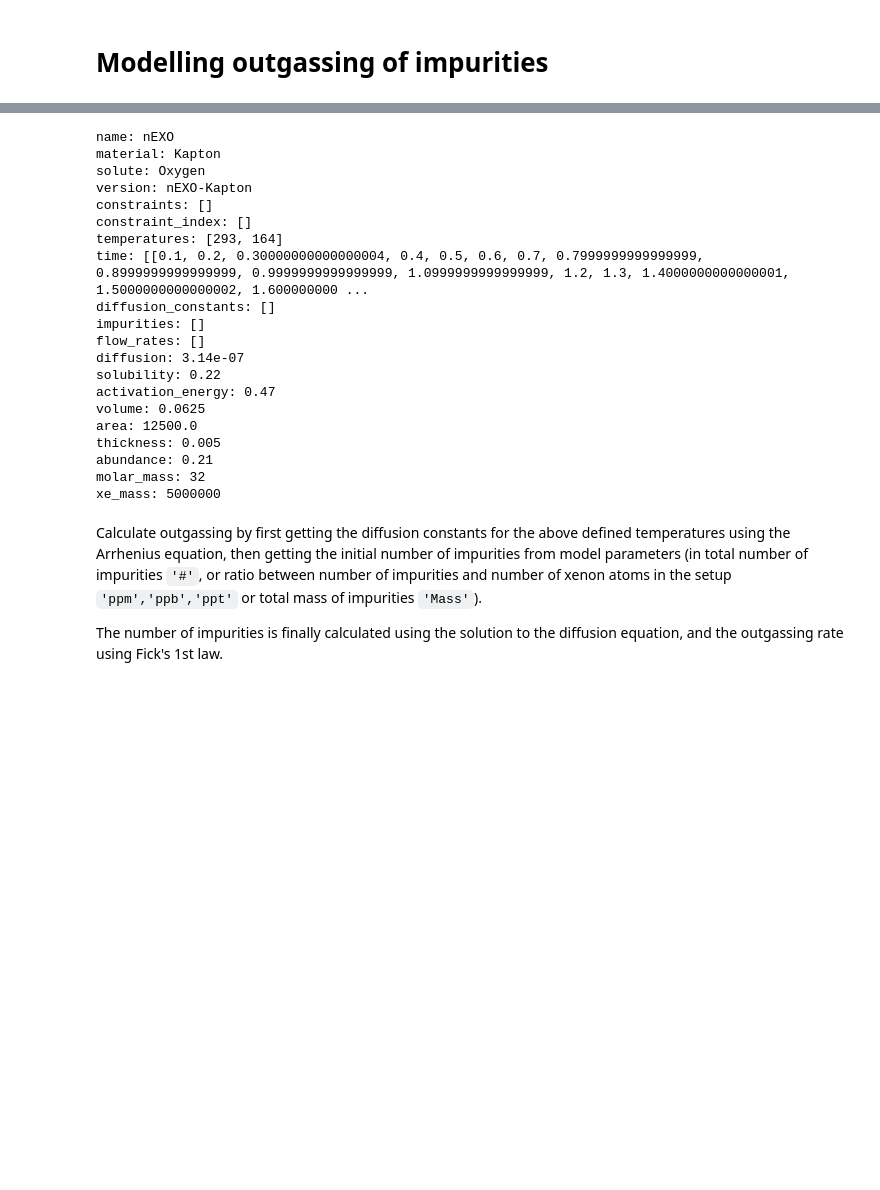
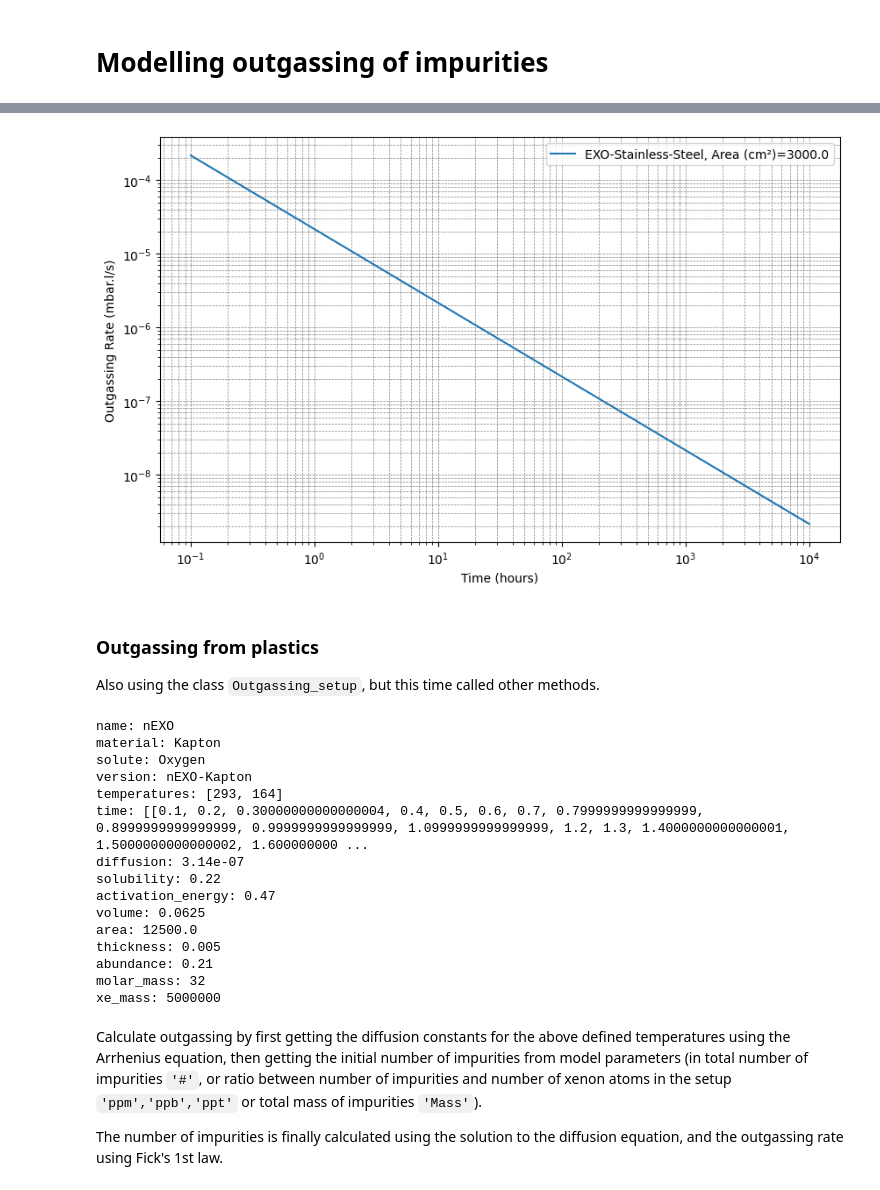
Before and after one commit to antoine-amy/Electronegative_impurities, a Jupyter notebook: Impurities_models.ipynb, the cells around one changed output, grey strips where cells are left out. Saved outputs shown, nothing was run; the diff lists cells and outputs as text; code cells hidden in the pictures; blank space fills up the shorter version.

Commit message:
Updated steel flow rate calculations

```diff
--- a/Impurities_models.ipynb
+++ b/Impurities_models.ipynb
@@ -58,0 +16,20 @@ The class `Outgassing_setup` will load the necessary information from `Library.p
+# %%
+# Defining the system
+Exo_200_steel = enf.Outgassing_setup(
+    setup="EXO-200",
+    material="Stainless-Steel",
+    solute="Oxygen",
+    version="EXO-Stainless-Steel",
+)
+
+# Set time regions
+Exo_200_steel.time = enf.get_time_stamps(
+    points=[1e-1, 1e4], spacing=1, time_scale="Hours"
+)
+
+print(Exo_200_steel)  # Using the method __str__
+
+# Calculate outgassing rate, with initial_pumped_time given in seconds
+Exo_200_steel.get_steel_flow_rate_vs_pumping_time(
+    unbaked_flow_rate=1e-8, initial_pumped_time=2600
+)
@@ -59,3 +46,27 @@ The class `Outgassing_setup` will load the necessary information from `Library.p
+# %%
+# Create the plot for the outgassing rate
+plt.figure(figsize=(10, 6))
+# plt.title(f'Outgassing rate of mono-layers of impurities on stainless steel walls as a function of pumping time in EXO-200')
+plt.xlabel("Time (hours)")
+plt.ylabel("Outgassing Rate (mbar.l/s)")
+plt.yscale("log")
+plt.xscale("log")
+plt.grid(which="both", linestyle="--", linewidth="0.5", color="gray")
+
+# Convert time from seconds to hours
+time_in_hours = [t / 3600 for t in Exo_200_steel.time[0]]
+
+label = f"{Exo_200_steel.version}, Area (cm²)={Exo_200_steel.area}"
+plt.plot(time_in_hours, Exo_200_steel.flow_rates[0], label=label)
+
+plt.legend()
+plt.show()
+# %% [output]
+[figure, added]
+# %% [markdown]
+### Outgassing from plastics
+
+Also using the class `Outgassing_setup`, but this time called other methods.
 # %%
 # Define the system to use
 Nexo_kapton = enf.Outgassing_setup(
@@ -71,19 +82,14 @@ Nexo_kapton.time = enf.get_time_stamps(
     points=[1e-1, 1e2], spacing=0.1, time_scale="Seconds"
 )
 
-Nexo_kapton.print_attributes()
+print(Nexo_kapton)
 # %% [output]
 name: nEXO
 material: Kapton
 solute: Oxygen
 version: nEXO-Kapton
-constraints: []
-constraint_index: []
 temperatures: [293, 164]
 time: [[0.1, 0.2, 0.30000000000000004, 0.4, 0.5, 0.6, 0.7, 0.7999999999999999, 0.8999999999999999, 0.9999999999999999, 1.0999999999999999, 1.2, 1.3, 1.4000000000000001, 1.5000000000000002, 1.600000000 ...
-diffusion_constants: []
-impurities: []
-flow_rates: []
 diffusion: 3.14e-07
 solubility: 0.22
 activation_energy: 0.47
```
Also changed, not shown: parts of 6 cells of this notebook, 2 other files.
